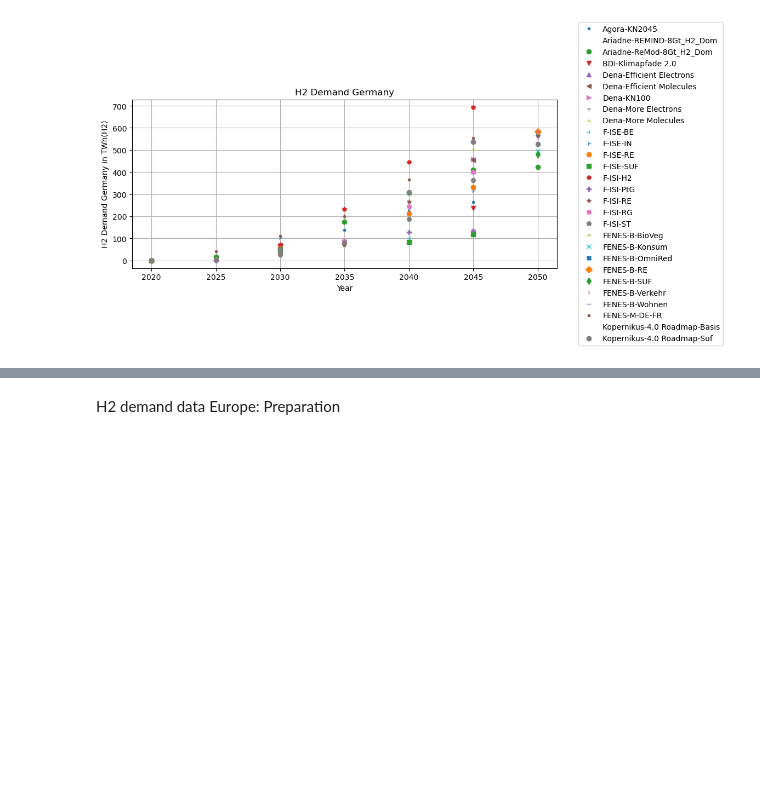
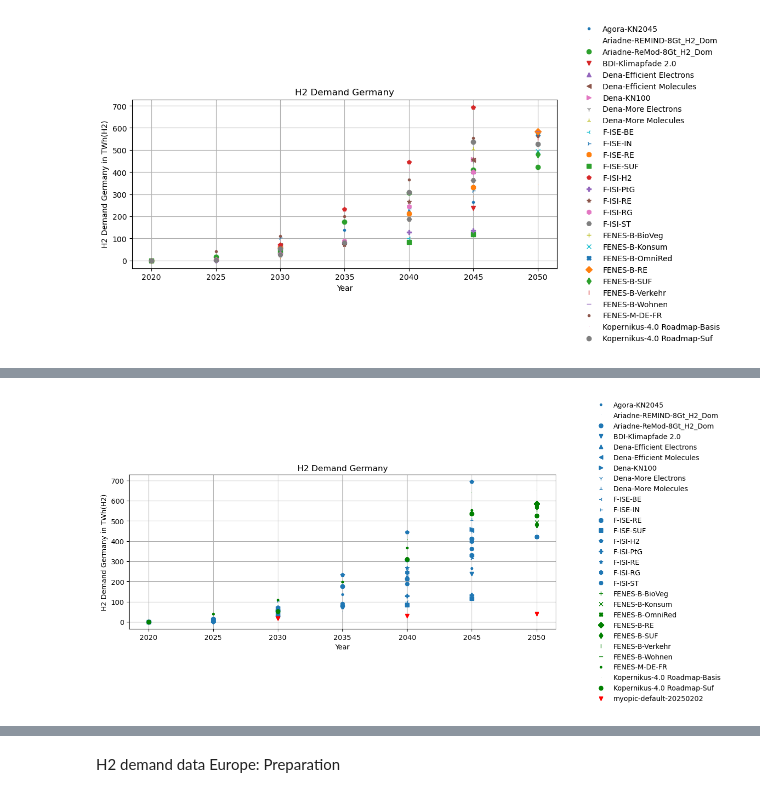
Before and after one commit to AlexanderMeisinger/Demand-Europe-Preparation, a Jupyter notebook: workflow/notebooks/H2-Demand.ipynb, the cells around one changed output, grey strips where cells are left out. Drawn from its saved outputs; the diff is of its cells as text; code cells hidden in the pictures; blank space fills up the shorter version.

Commit message:
Integrate PyPSA results

```diff
--- a/workflow/notebooks/H2-Demand.ipynb
+++ b/workflow/notebooks/H2-Demand.ipynb
@@ -10,3 +50,9 @@ H2_Demand = pd.read_csv(H2_Demand, sep=";", decimal=",")
+# %%
+H2_Demand = os.path.join("H2-Demand.csv")
+H2_Demand = pd.read_csv(H2_Demand, sep=";", decimal=",")
+
+config_path = "/mnt/e/H2GMA/Github/Europe/analyse-h2g-a-ap3-eu/config/test"
+pypsa_path = "/mnt/e/H2GMA/Github/Europe/pypsa-eur/results/myopic/"
 # %% [markdown]
 H2 demand data Germany: Preparation
 # %%
@@ -44,3 +108,9 @@ plt.title("H2 Demand Germany")
 plt.show()
 # %% [output]
 [figure]
+# %%
+country = "DE"
+# %%
+h2_demand_pypsa = h2_pypsa(config_path, pypsa_path, country)
+
+H2_Demand_Germany_all = H2_Demand_Germany_Plot.merge(h2_demand_pypsa, left_index=True, right_index=True, how="left")
@@ -46,0 +121,30 @@ plt.show()
+# %%
+# Define marker and color combinations
+unique_markers = [".", ",", "o", "v", "^", "<", ">", "1", "2", "3", "4", "8", "s", "p", "P", "*", "h", "H", "+", "x", "X", "D", "d", "|", "_"]
+colors = plt.rcParams['axes.prop_cycle'].by_key()['color']  # Get default color cycle
+
+# Generate a list of (color, marker) combinations
+style_combinations = list(itertools.product(colors, unique_markers))
+
+# Cycle through styles if there are more columns than styles
+styles = list(itertools.islice(itertools.cycle(style_combinations), len(H2_Demand_Germany_all.columns)))
+
+# Plot each column separately with its (color, marker) pair
+fig, ax = plt.subplots(figsize=(11, 4))
+
+for (col, (color, marker)) in zip(H2_Demand_Germany_all.columns, styles):
+    if "myopic" in col:  # Corrected substring check
+        H2_Demand_Germany_all[col].plot(ax=ax, linestyle="None", marker=marker, color="red", markersize=6, label=col)
+    elif "FENES" in col or "Kopernikus" in col:
+        H2_Demand_Germany_all[col].plot(ax=ax, linestyle="None", marker=marker, color="green", markersize=6, label=col)
+    else:
+        H2_Demand_Germany_all[col].plot(ax=ax, linestyle="None", marker=marker, color=color, markersize=6, label=col)
+
+plt.legend(loc='center right', bbox_to_anchor=(1.4, 0.5))
+plt.xlabel("Year")
+plt.grid()
+plt.ylabel("H2 Demand Germany in TWh(H2)")
+plt.title("H2 Demand Germany")
+plt.show()
+# %% [output]
+[figure, added]
```
Also changed, not shown: parts of 11 cells of this notebook.
